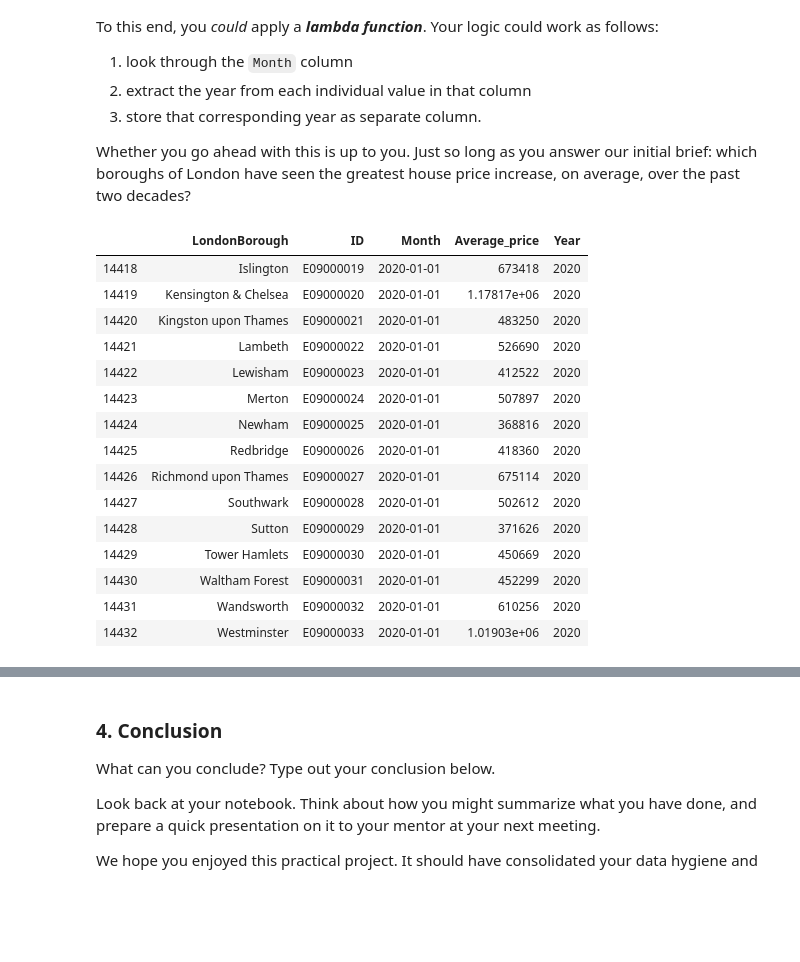
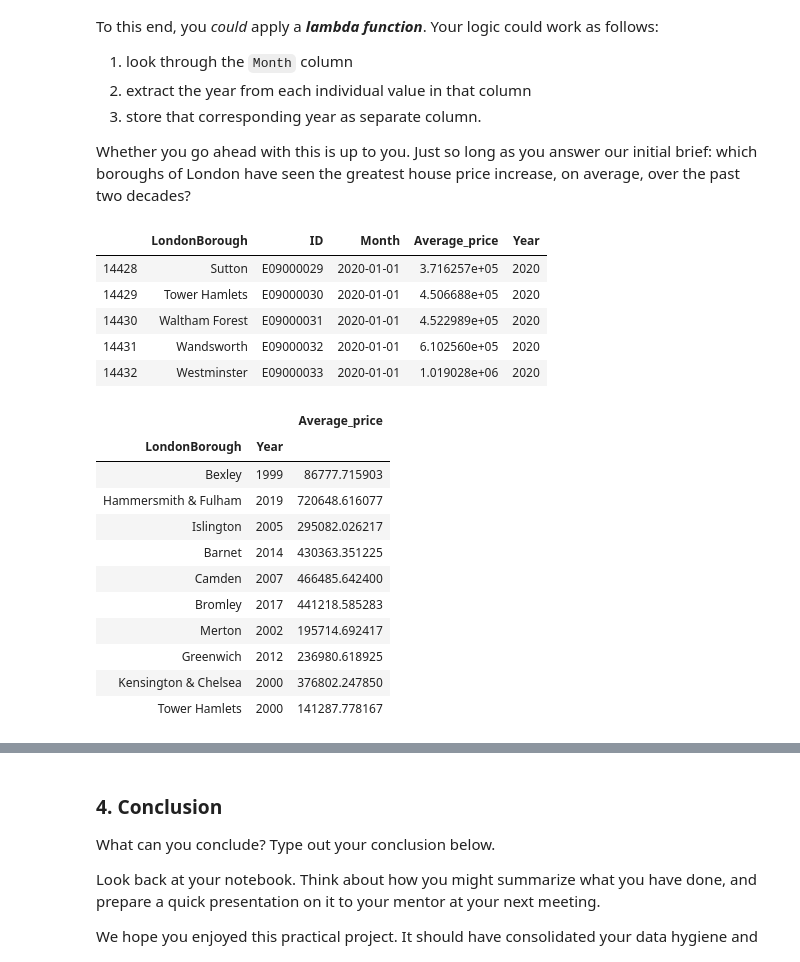
Before and after one commit to asaadkhattab/LondonHousing, a Jupyter notebook: londonhousingcasestudy.ipynb, the cells around one changed output, grey strips where cells are left out. Cells and saved outputs as stored; diff of their text form; code cells hidden in the pictures; blank space fills up the shorter version.

```diff
--- a/londonhousingcasestudy.ipynb
+++ b/londonhousingcasestudy.ipynb
@@ -239,3 +249,6 @@ clean_properties.head()
 | 2 | Barnet | E09000003 | 1995-01-01 | 93284.5 |
 | 3 | Bexley | E09000004 | 1995-01-01 | 64958.1 |
 | 4 | Brent | E09000005 | 1995-01-01 | 71306.6 |
+# %%
+clean_properties = clean_properties.rename(columns = {0: 'Month', 'value': 'Average_price'})
+clean_properties.head()
@@ -251,4 +271,7 @@ value                    object
 dtype: object
+# %%
+# To numeric
+clean_properties['Average_price'] = pd.to_numeric(clean_properties['Average_price'])
 # %%
 clean_properties = clean_properties.rename(columns = {0: 'Month', 'value': 'Average_price'})
 clean_properties.head()
@@ -528,21 +553,27 @@ To this end, you *could* apply a ***lambda function***. Your logic could work as
 Whether you go ahead with this is up to you. Just so long as you answer our initial brief: which boroughs of London have seen the greatest house price increase, on average, over the past two decades?
 # %%
 df['Year'] = df['Month'].apply(lambda t: t.year)
-df.tail(15)
+df.tail()
 # %% [output]
 |  | LondonBorough | ID | Month | Average_price | Year |
-| 14418 | Islington | E09000019 | 2020-01-01 | 673418 | 2020 |
-| 14419 | Kensington & Chelsea | E09000020 | 2020-01-01 | 1.17817e+06 | 2020 |
-| 14420 | Kingston upon Thames | E09000021 | 2020-01-01 | 483250 | 2020 |
-| 14421 | Lambeth | E09000022 | 2020-01-01 | 526690 | 2020 |
-| 14422 | Lewisham | E09000023 | 2020-01-01 | 412522 | 2020 |
-| 14423 | Merton | E09000024 | 2020-01-01 | 507897 | 2020 |
-| 14424 | Newham | E09000025 | 2020-01-01 | 368816 | 2020 |
-| 14425 | Redbridge | E09000026 | 2020-01-01 | 418360 | 2020 |
-| 14426 | Richmond upon Thames | E09000027 | 2020-01-01 | 675114 | 2020 |
-| 14427 | Southwark | E09000028 | 2020-01-01 | 502612 | 2020 |
-| 14428 | Sutton | E09000029 | 2020-01-01 | 371626 | 2020 |
-| 14429 | Tower Hamlets | E09000030 | 2020-01-01 | 450669 | 2020 |
-| 14430 | Waltham Forest | E09000031 | 2020-01-01 | 452299 | 2020 |
-| 14431 | Wandsworth | E09000032 | 2020-01-01 | 610256 | 2020 |
-| 14432 | Westminster | E09000033 | 2020-01-01 | 1.01903e+06 | 2020 |
+| 14428 | Sutton | E09000029 | 2020-01-01 | 3.716257e+05 | 2020 |
+| 14429 | Tower Hamlets | E09000030 | 2020-01-01 | 4.506688e+05 | 2020 |
+| 14430 | Waltham Forest | E09000031 | 2020-01-01 | 4.522989e+05 | 2020 |
+| 14431 | Wandsworth | E09000032 | 2020-01-01 | 6.102560e+05 | 2020 |
+| 14432 | Westminster | E09000033 | 2020-01-01 | 1.019028e+06 | 2020 |
+# %%
+dfg = df.groupby(['LondonBorough','Year']).mean()
+dfg.sample(10)
+# %% [output]
+|  |  | Average_price |
+| LondonBorough | Year |  |
+| Bexley | 1999 | 86777.715903 |
+| Hammersmith & Fulham | 2019 | 720648.616077 |
+| Islington | 2005 | 295082.026217 |
+| Barnet | 2014 | 430363.351225 |
+| Camden | 2007 | 466485.642400 |
+| Bromley | 2017 | 441218.585283 |
+| Merton | 2002 | 195714.692417 |
+| Greenwich | 2012 | 236980.618925 |
+| Kensington & Chelsea | 2000 | 376802.247850 |
+| Tower Hamlets | 2000 | 141287.778167 |
```
Also changed, not shown: parts of 26 cells of this notebook.
